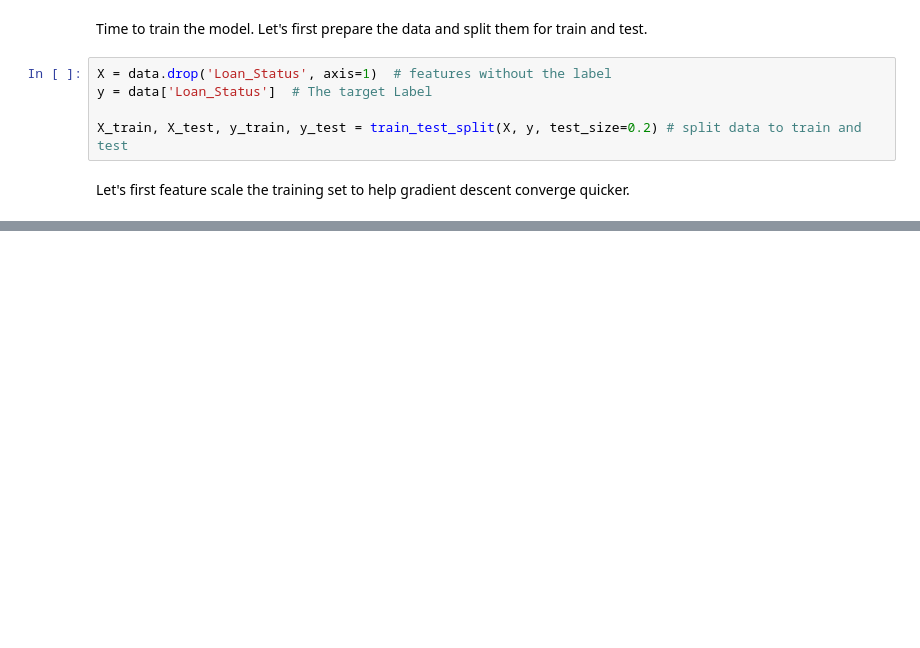
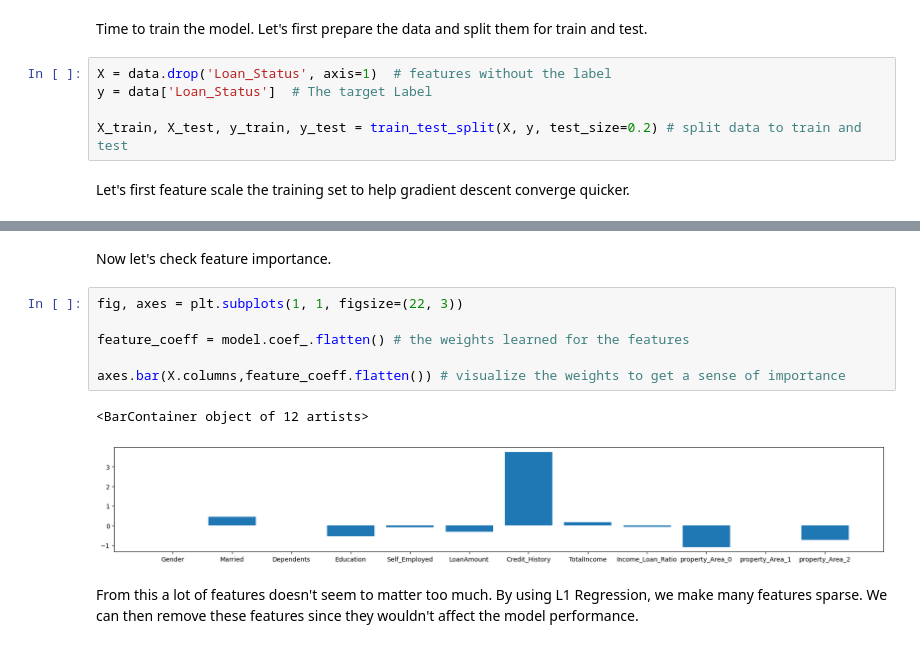
Before and after one commit to LoneCoder21/Loan-Eligibility, a Jupyter notebook: loaneligibility.ipynb, the cells around one changed output, grey strips where cells are left out. Cells and saved outputs as stored; diff of their text form; blank space fills up the shorter version.

```diff
--- a/loaneligibility.ipynb
+++ b/loaneligibility.ipynb
@@ -447,0 +452,13 @@ weighted avg       0.86      0.82      0.80       123
+# %% [markdown]
+Now let's check feature importance.
+# %%
+fig, axes = plt.subplots(1, 1, figsize=(22, 3))
+
+feature_coeff = model.coef_.flatten() # the weights learned for the features
+
+axes.bar(X.columns,feature_coeff.flatten()) # visualize the weights to get a sense of importance
+# %% [output]
+<BarContainer object of 12 artists>
+[figure, added]
+# %% [markdown]
+From this a lot of features doesn't seem to matter too much. By using L1 Regression, we make many features sparse. We can then remove these features since they wouldn't affect the model performance.
```
Also changed, not shown: parts of 15 cells of this notebook.
